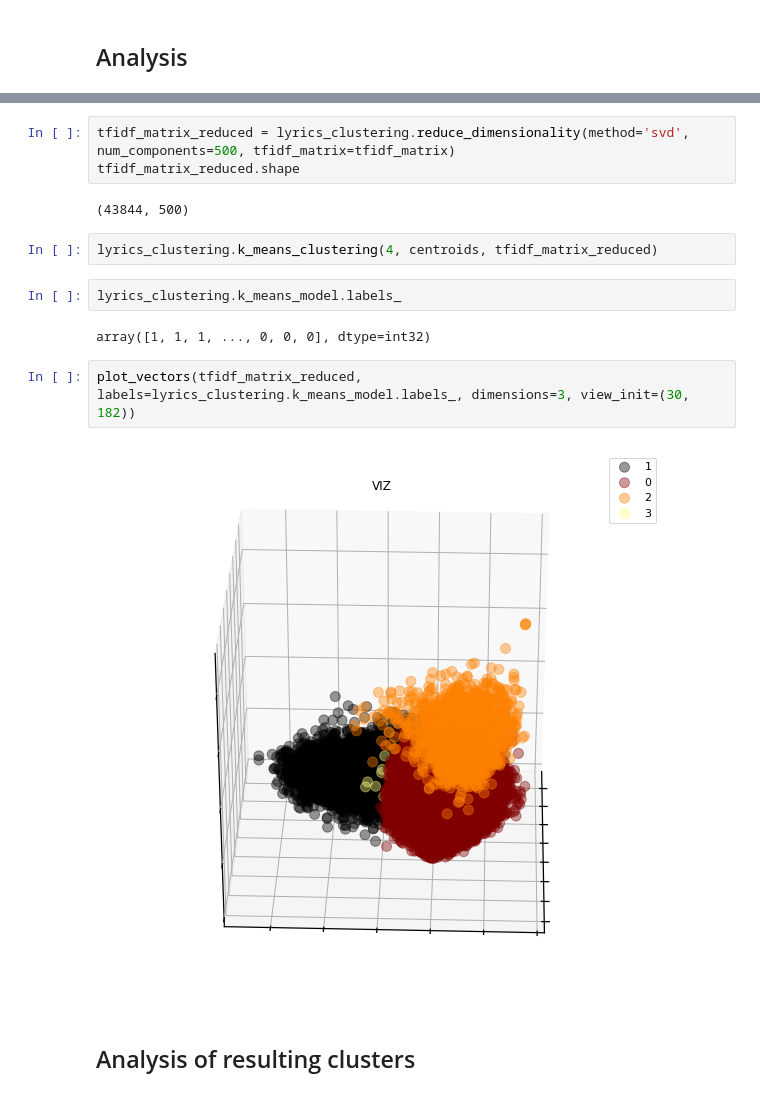
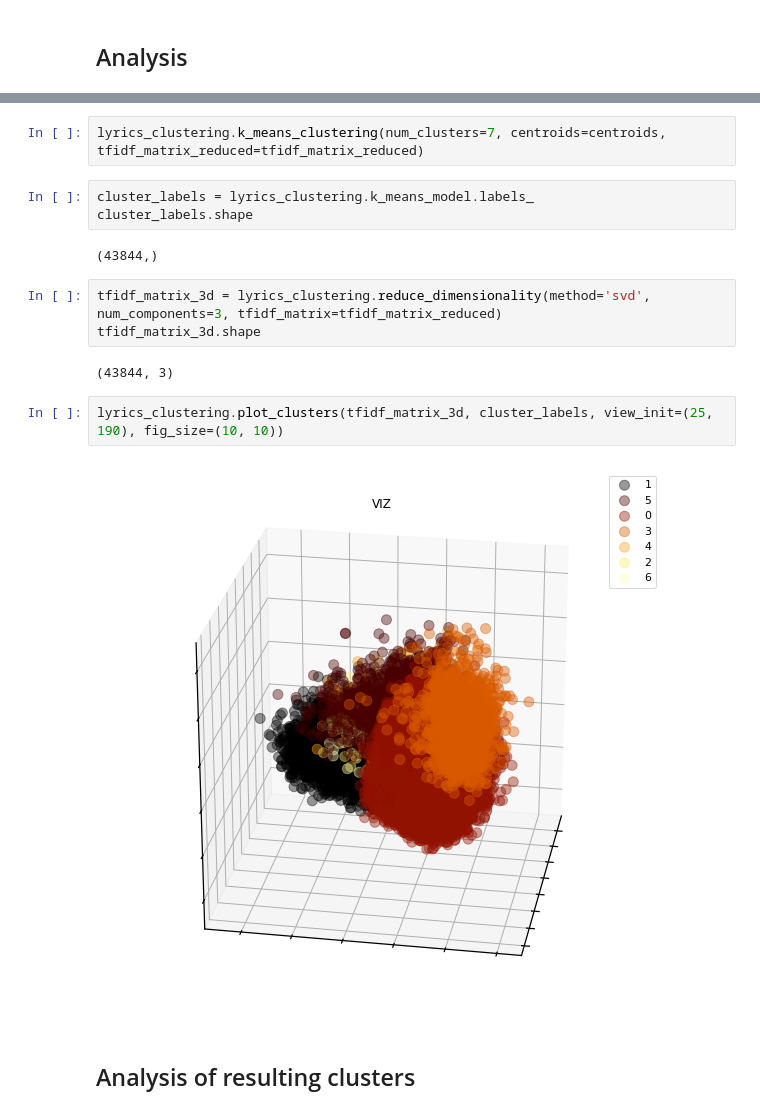
Before and after one commit to lucamasserano/lyrics_nlp, a Jupyter notebook: clustering.ipynb, the cells around one changed output, grey strips where cells are left out. Saved outputs shown, nothing was run; the diff lists cells and outputs as text.

```diff
--- a/clustering.ipynb
+++ b/clustering.ipynb
@@ -155,17 +144,18 @@ centroids.shape
+# %%
+lyrics_clustering.k_means_clustering(num_clusters=7, centroids=centroids, tfidf_matrix_reduced=tfidf_matrix_reduced)
+# %%
+cluster_labels = lyrics_clustering.k_means_model.labels_
+cluster_labels.shape
+# %% [output]
+(43844,)
 # %%
-tfidf_matrix_reduced = lyrics_clustering.reduce_dimensionality(method='svd', num_components=500, tfidf_matrix=tfidf_matrix)
-tfidf_matrix_reduced.shape
+tfidf_matrix_3d = lyrics_clustering.reduce_dimensionality(method='svd', num_components=3, tfidf_matrix=tfidf_matrix_reduced)
+tfidf_matrix_3d.shape
 # %% [output]
-(43844, 500)
+(43844, 3)
-# %%
-lyrics_clustering.k_means_clustering(4, centroids, tfidf_matrix_reduced)
-# %%
-lyrics_clustering.k_means_model.labels_
-# %% [output]
-array([1, 1, 1, ..., 0, 0, 0], dtype=int32)
-# %%
-plot_vectors(tfidf_matrix_reduced, labels=lyrics_clustering.k_means_model.labels_, dimensions=3, view_init=(30, 182))
-# %% [output]
-[figure, removed]
+# %%
+lyrics_clustering.plot_clusters(tfidf_matrix_3d, cluster_labels, view_init=(25, 190), fig_size=(10, 10))
+# %% [output]
+[figure, added]
 # %% [markdown]
 ## Analysis of resulting clusters
```
Also changed, not shown: parts of 27 cells of this notebook, 5 other files.
